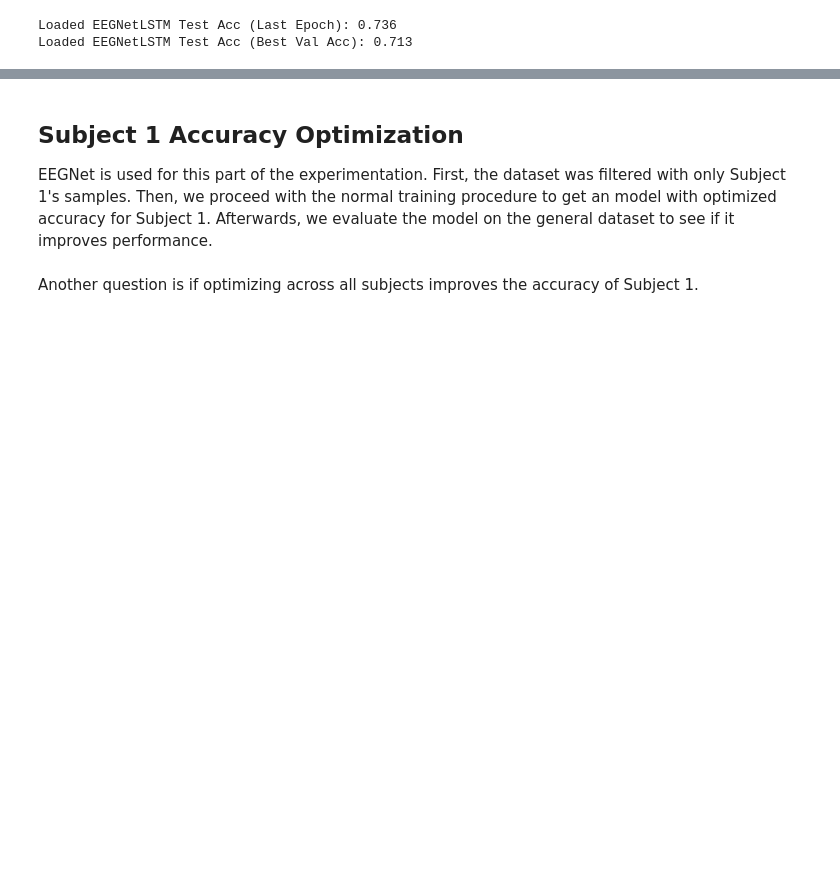
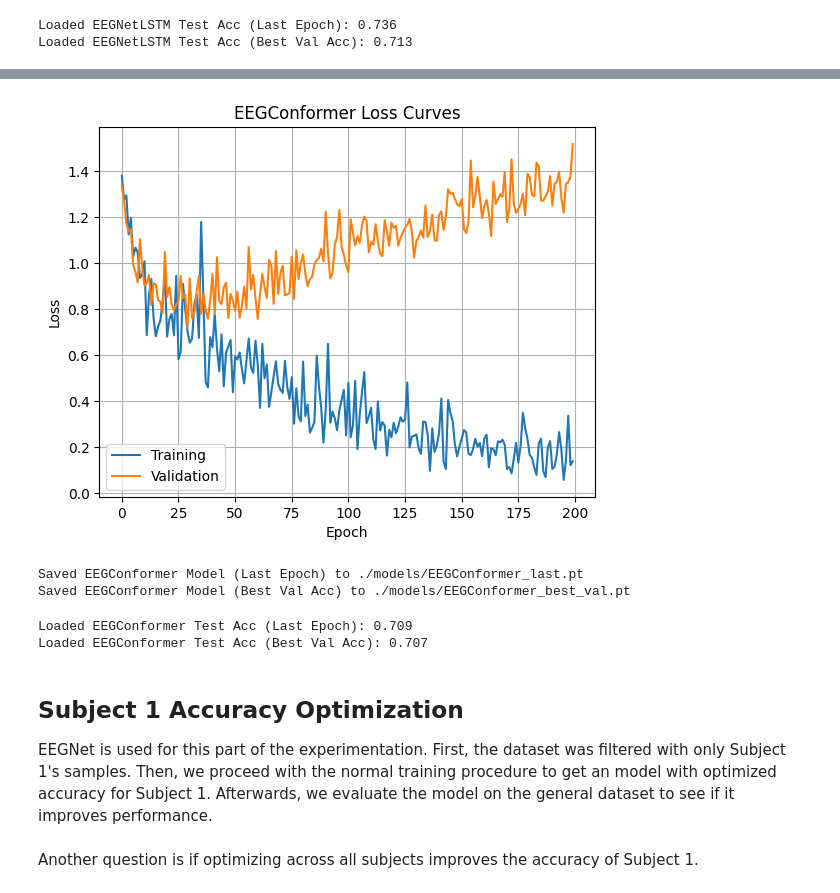
Before and after one commit to dotimothy/C247-Project, a Jupyter notebook: Project.ipynb, the cells around one changed output, grey strips where cells are left out. Cells and saved outputs as stored; diff of their text form; code cells hidden in the pictures; blank space fills up the shorter version.

Commit message:
In data_prep added add_width flag to conform to EEGConformer. Also merged EEGConformer section to main project notebook.

```diff
--- a/Project.ipynb
+++ b/Project.ipynb
@@ -40,6 +42,7 @@ import torch.nn as nn
 import torch.nn.functional as F
 import torchvision
 from keras.utils import to_categorical
+from braindecode.models import EEGConformer
 if(IN_COLAB):
   os.system('git clone https://dotimothy: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@github.com/dotimothy/C247-Project.git')
   os.system('mv -v ./C247-Project/* .')
@@ -54,9 +57,10 @@ import models.EEGNet as EEGNet
 import models.EEGNetLSTM as EEGNetLSTM
 
 %load_ext autoreload
+%autoreload 2
 
 # Setup PyTorch Device (Assuming only Single Device)
-device = 'cuda' if torch.cuda.is_available() else 'cpu'
+device = 'cuda' if torch.cuda.is_available() else 'mps' if torch.backends.mps.is_available() else 'cpu'
 device = torch.device(device)
 gpuName = f'({torch.cuda.get_device_name(device)})' if torch.cuda.is_available() else ''
 print(f'Using PyTorch Backend: {device} {gpuName}')
@@ -201,7 +205,7 @@ batch_size = 256
 augment = True
 chunk_size = 450 # model size
 load_size = chunk_size*2
-train_data,valid_data,test_data,train_loader,val_loader,test_loader = helpers.data_prep.DatasetLoaders(data_dir,batch_size,augment,load_size,False)
+train_data,valid_data,test_data,train_loader,val_loader,test_loader = helpers.data_prep.DatasetLoaders(data_dir,batch_size,augment,load_size,True,False)
 
 # Define Model Parameters
 model = BasicCNN.BasicCNN(chunk_size=chunk_size).to(device)
@@ -588,0 +615,22 @@ Loaded EEGNetLSTM Test Acc (Best Val Acc): 0.713
+# %%
+# Loading Data & Creating Data Loaders
+batch_size = 128
+augment = True
+chunk_size = 400 if augment else 250
+load_size = 2*chunk_size
+train_data,valid_data,test_data,train_loader,val_loader,test_loader = helpers.data_prep.DatasetLoaders(data_dir,batch_size,augment,load_size,False,False)
+
+
+# Define Model Parameters
+model = EEGConformer(n_outputs=4, n_chans=22, n_times=chunk_size,final_fc_length='auto').to(device)
+model.name = 'EEGConformer'
+cel_loss = nn.CrossEntropyLoss()
+optimizer = torch.optim.Adam(model.parameters(), lr=2e-4,weight_decay=1e-5)
+
+# Evaluating the Model
+num_epochs = 200
+train_loss, val_loss, best_val_acc, best_model = models.train.train_earlystop(device,model,cel_loss,optimizer,train_loader,val_loader,test_loader,num_epochs=num_epochs)
+last_test_acc = models.train.eval(device,model,test_loader)
+best_test_acc = models.train.eval(device,best_model,test_loader)
+print(f'\nPost-Train Acc (Last Model): {last_test_acc:.3f}')
+print(f'Post-Train Acc (Best Model): {best_test_acc:.3f}')
@@ -589,5 +655,47 @@ Loaded EEGNetLSTM Test Acc (Best Val Acc): 0.713
+# %%
+# Plotting Loss
+epoch_idx = np.arange(num_epochs)
+plt.figure()
+plt.title(f'{model.name} Loss Curves')
+plt.grid()
+plt.plot(epoch_idx,train_loss)
+plt.plot(epoch_idx,val_loss)
+plt.xlabel('Epoch')
+plt.ylabel('Loss')
+plt.legend(['Training','Validation'])
+plt.show()
+# %% [output]
+[figure, added]
+# %%
+# Saving the Model
+name_last = f'{model.name}_last.pt'
+name_val_best = f'{model.name}_best_val.pt'
+modelDirLast = f'./models/{name_last}'
+modelDirValBest = f'./models/{name_val_best}'
+if(not(os.path.exists('./models'))):
+    os.mkdir('./models')
+torch.save(model,modelDirLast)
+torch.save(best_model,modelDirValBest)
+print(f'Saved {model.name} Model (Last Epoch) to {modelDirLast}')
+print(f'Saved {model.name} Model (Best Val Acc) to {modelDirValBest}')
+# %% [output]
+Saved EEGConformer Model (Last Epoch) to ./models/EEGConformer_last.pt
+Saved EEGConformer Model (Best Val Acc) to ./models/EEGConformer_best_val.pt
+# %%
+# Loading Test
+del model
+del best_model
+model = torch.load(modelDirLast)
+best_model = torch.load(modelDirValBest)
+test_acc_last = models.train.eval(device,model,test_loader)
+test_acc_val_best = models.train.eval(device,best_model,test_loader)
+print('Loaded {} Test Acc (Last Epoch): {:.3f}'.format(model.name,test_acc_last))
+print('Loaded {} Test Acc (Best Val Acc): {:.3f}'.format(model.name,test_acc_val_best))
+# %% [output]
+Loaded EEGConformer Test Acc (Last Epoch): 0.709
+Loaded EEGConformer Test Acc (Best Val Acc): 0.707
 # %% [markdown]
-## Subject 1 Accuracy Optimization
+## <a name="s1">Subject 1 Accuracy Optimization</a>
 
 EEGNet is used for this part of the experimentation. First, the dataset was filtered with only Subject 1's samples. Then, we proceed with the normal training procedure to get an model with optimized accuracy for Subject 1. Afterwards, we evaluate the model on the general dataset to see if it improves performance.
 # %%
```
Also changed, not shown: parts of 4 cells of this notebook, 3 other files.
